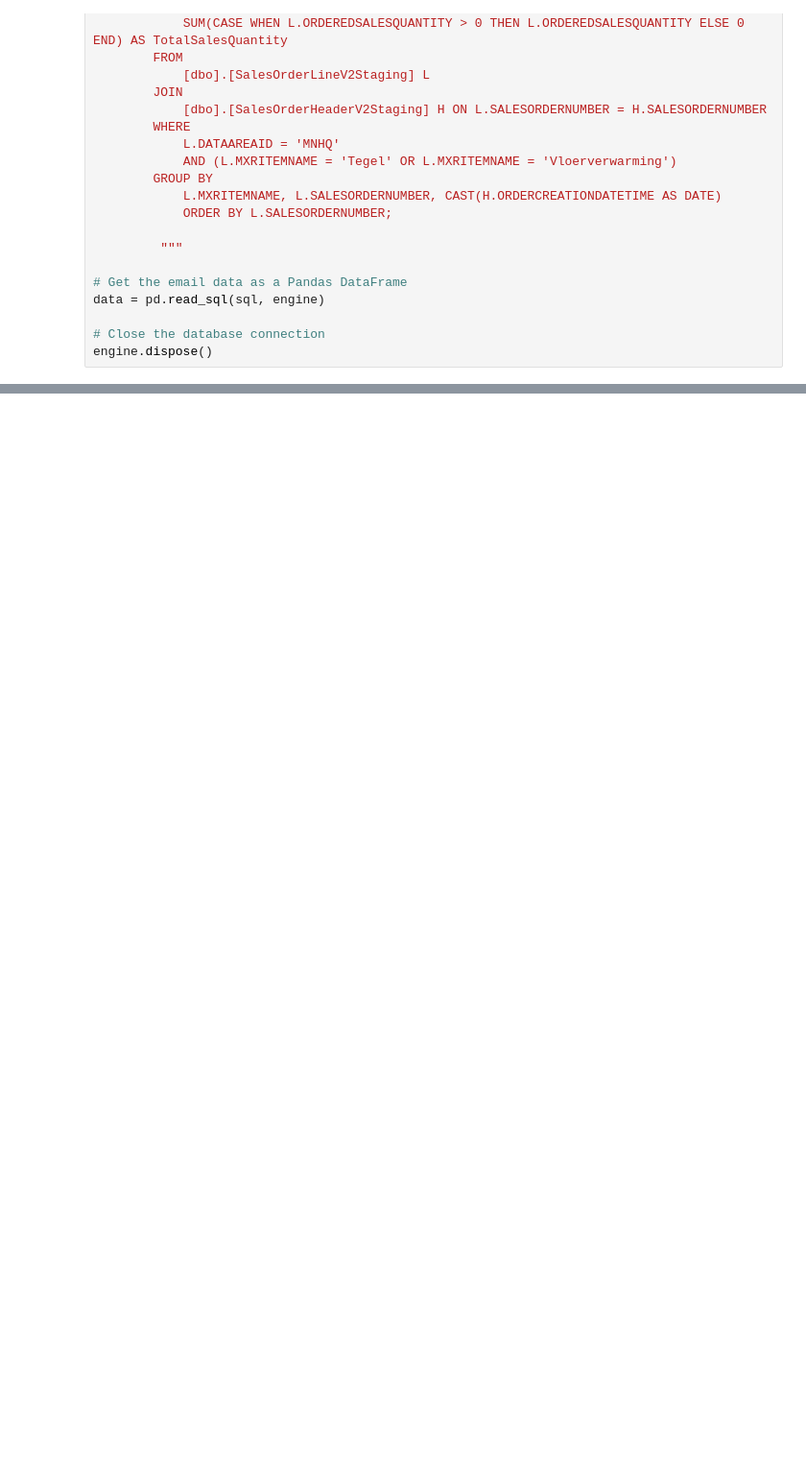
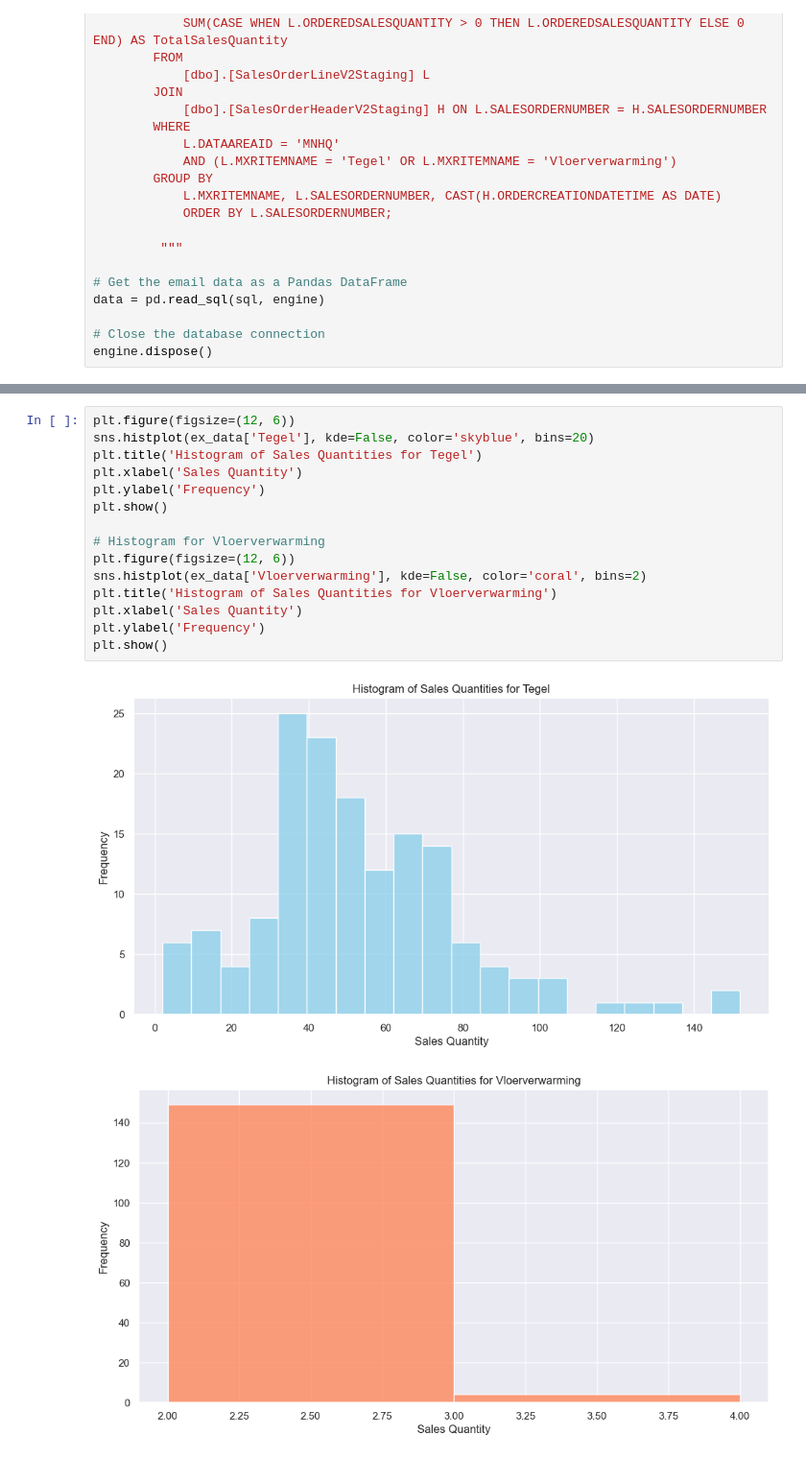
Before and after one commit to BenjaminGraziadei223946/MaxaroProjects, a Jupyter notebook: something/something.ipynb, the cells around one changed output, grey strips where cells are left out. Shown at 96% size. Cells and saved outputs as stored; diff of their text form; blank space fills up the shorter version.

```diff
--- a/something/something.ipynb
+++ b/something/something.ipynb
@@ -111,0 +158,18 @@ pivoted_data
+# %%
+plt.figure(figsize=(12, 6))
+sns.histplot(ex_data['Tegel'], kde=False, color='skyblue', bins=20)
+plt.title('Histogram of Sales Quantities for Tegel')
+plt.xlabel('Sales Quantity')
+plt.ylabel('Frequency')
+plt.show()
+
+# Histogram for Vloerverwarming
+plt.figure(figsize=(12, 6))
+sns.histplot(ex_data['Vloerverwarming'], kde=False, color='coral', bins=2)
+plt.title('Histogram of Sales Quantities for Vloerverwarming')
+plt.xlabel('Sales Quantity')
+plt.ylabel('Frequency')
+plt.show()
+# %% [output]
+[figure, added]
+[figure, added]
```
Also changed, not shown: parts of 9 cells of this notebook.
